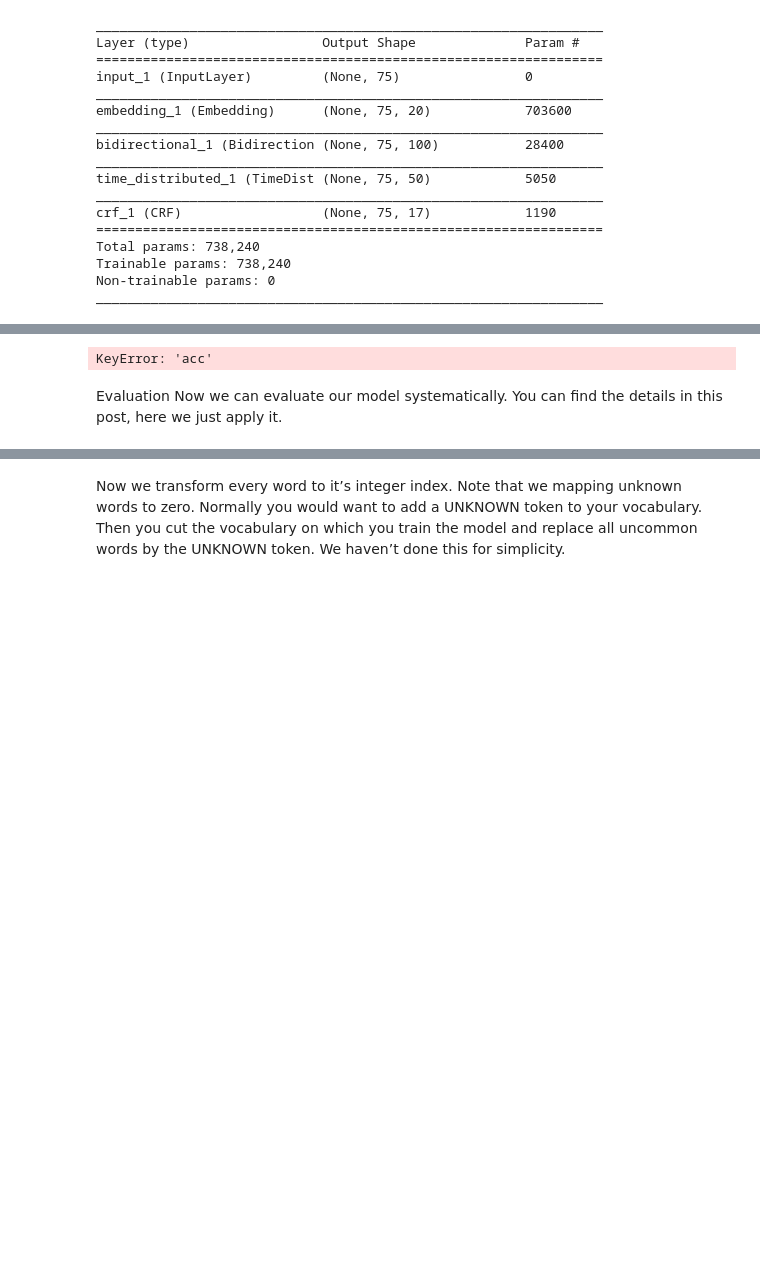
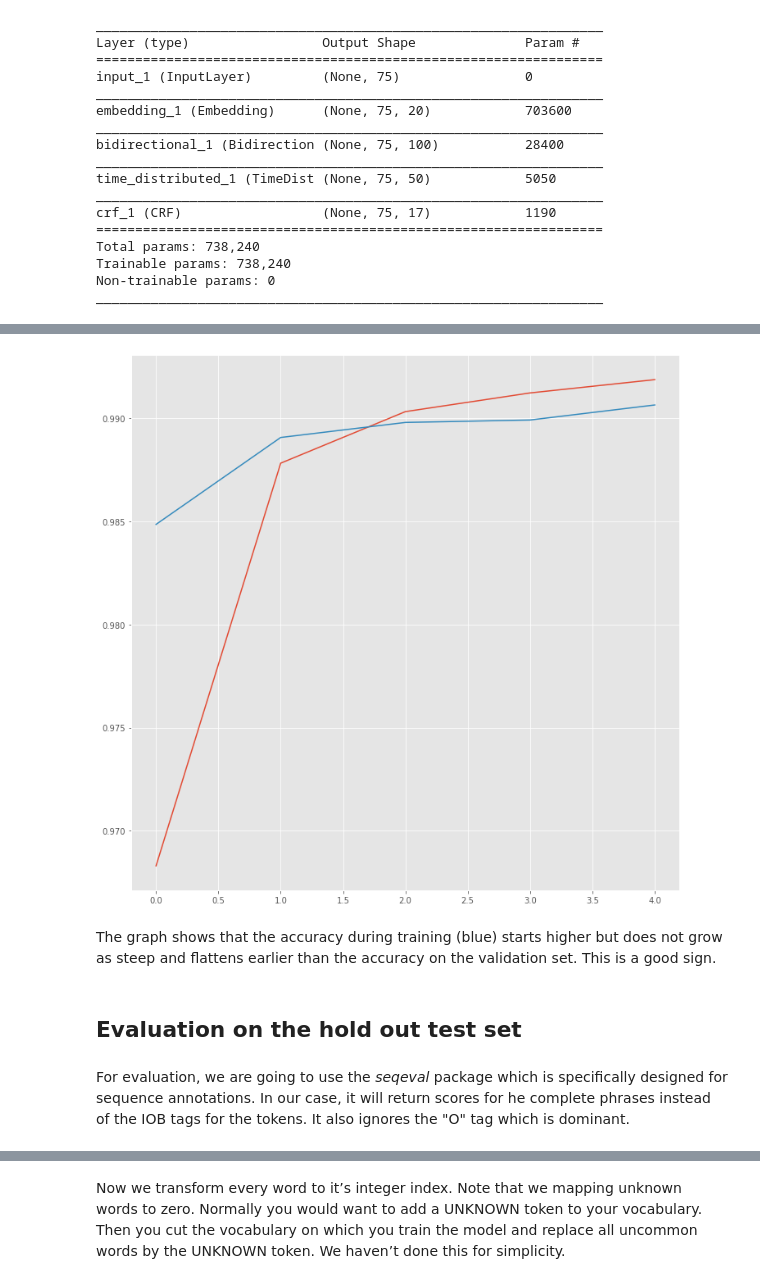
Before and after one commit to cltl/ba-text-mining, a Jupyter notebook: lab_sessions/lab4/Lab4a-NERC-biLSTM-CRF.ipynb, the cells around one changed output, grey strips where cells are left out. Saved outputs shown, nothing was run; the diff lists cells and outputs as text; code cells hidden in the pictures; blank space fills up the shorter version.

```diff
--- a/lab_sessions/lab4/Lab4a-NERC-biLSTM-CRF.ipynb
+++ b/lab_sessions/lab4/Lab4a-NERC-biLSTM-CRF.ipynb
@@ -8,9 +46,11 @@ Creadits:
 # %%
 import pandas as pd
 import numpy as np
-# adapt to your local path
+
 data = pd.read_csv("../../../data/NERC_datasets/entity-annotated-corpus/ner_dataset.csv", encoding="latin1")
 data = data.fillna(method="ffill")
+data = data.fillna(method="ffill")
+
 data.tail(10)
 # %% [output]
 |  | Sentence # | Word | POS | Tag |
@@ -162,13 +311,17 @@ hist = pd.DataFrame(history.history)
 # %%
 import matplotlib.pyplot as plt
 plt.style.use("ggplot")
 plt.figure(figsize=(12,12))
-plt.plot(hist["acc"])
-plt.plot(hist["val_acc"])
+plt.plot(hist["crf_viterbi_accuracy"]) #blue line
+plt.plot(hist["val_crf_viterbi_accuracy"]) #red line
 plt.show()
 # %% [output]
-KeyError: 'acc'
+[figure, added]
-# %% [markdown]
-Evaluation
-Now we can evaluate our model systematically. You can find the details in this post, here we just apply it.
+# %% [markdown]
+The graph shows that the accuracy during training (blue) starts higher but does not grow as steep and flattens earlier than the accuracy on the validation set. This is a good sign.
+# %% [markdown]
+## Evaluation on the hold out test set
+# %% [markdown]
+For evaluation, we are going to use the *seqeval* package which is specifically designed for sequence annotations.
+In our case, it will return scores for he complete phrases instead of the IOB tags for the tokens. It also ignores the "O" tag which is dominant.
 # %%
```
Also changed, not shown: parts of 63 cells of this notebook, 3 other files.
